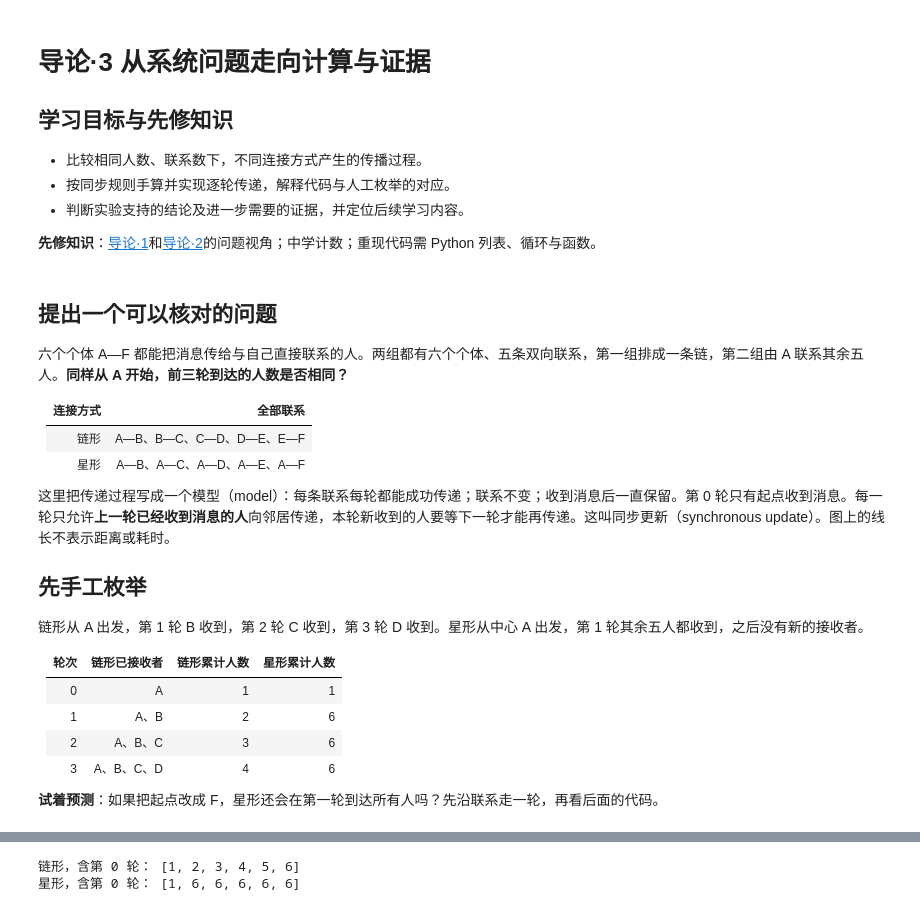
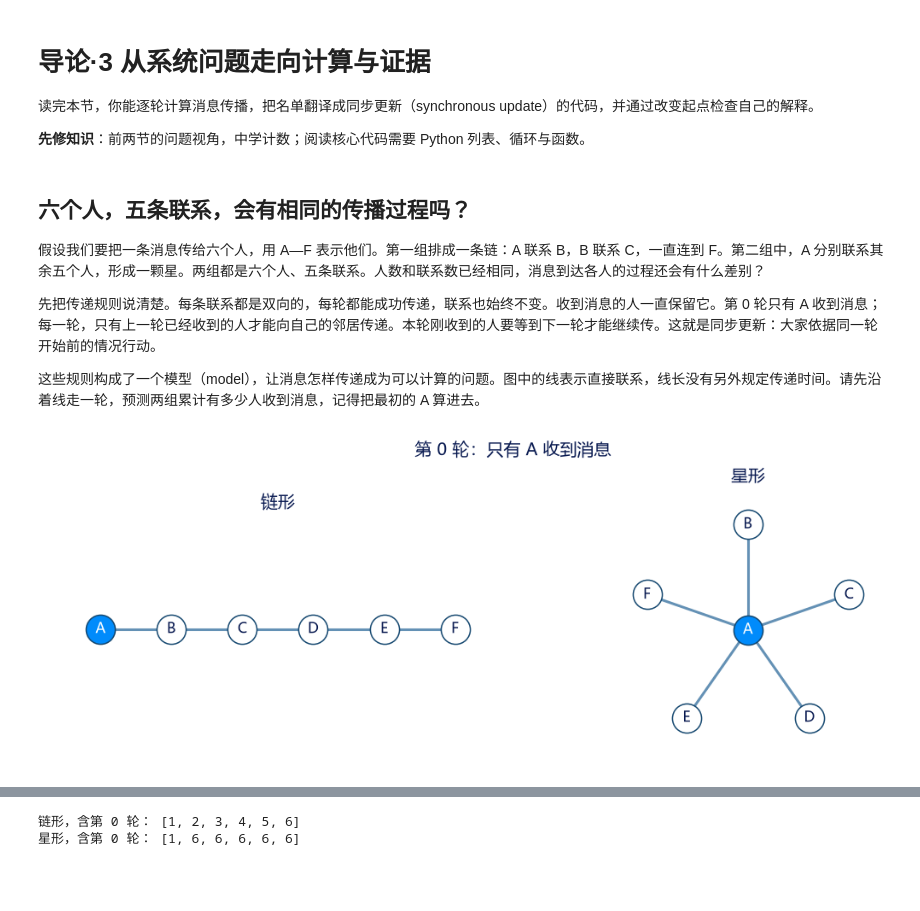
Before and after one commit to xuxu-wei/dive-2-systems-science, a Jupyter notebook: notebooks/00-导论/03-从系统问题走向计算与证据.ipynb, the cells around one changed output, grey strips where cells are left out. Cells and saved outputs as stored; diff of their text form; code cells hidden in the pictures; blank space fills up the shorter version.

```diff
--- a/notebooks/00-导论/03-从系统问题走向计算与证据.ipynb
+++ b/notebooks/00-导论/03-从系统问题走向计算与证据.ipynb
@@ -1,37 +1,50 @@
 # %% [markdown]
 # 导论·3 从系统问题走向计算与证据
 
-## 学习目标与先修知识
+读完本节，你能逐轮计算消息传播，把名单翻译成同步更新（synchronous update）的代码，并通过改变起点检查自己的解释。
 
-- 比较相同人数、联系数下，不同连接方式产生的传播过程。
-- 按同步规则手算并实现逐轮传递，解释代码与人工枚举的对应。
-- 判断实验支持的结论及进一步需要的证据，并定位后续学习内容。
-
-**先修知识**：[导论·1](01-从生命现象认识系统.ipynb)和[导论·2](02-系统科学关心什么如何发展.ipynb)的问题视角；中学计数；重现代码需 Python 列表、循环与函数。
+**先修知识**：前两节的问题视角，中学计数；阅读核心代码需要 Python 列表、循环与函数。
 # %%
 from systems_science.local_service import notebook_service_ready
 notebook_service_ready()
 # %% [markdown]
-## 提出一个可以核对的问题
+## 六个人，五条联系，会有相同的传播过程吗？
 
-六个个体 A—F 都能把消息传给与自己直接联系的人。两组都有六个个体、五条双向联系，第一组排成一条链，第二组由 A 联系其余五人。**同样从 A 开始，前三轮到达的人数是否相同？**
+假设我们要把一条消息传给六个人，用 A—F 表示他们。第一组排成一条链：A 联系 B，B 联系 C，一直连到 F。第二组中，A 分别联系其余五个人，形成一颗星。两组都是六个人、五条联系。人数和联系数已经相同，消息到达各人的过程还会有什么差别？
 
-| 连接方式 | 全部联系 |
-|---|---|
-| 链形 | A—B、B—C、C—D、D—E、E—F |
-| 星形 | A—B、A—C、A—D、A—E、A—F |
+先把传递规则说清楚。每条联系都是双向的，每轮都能成功传递，联系也始终不变。收到消息的人一直保留它。第 0 轮只有 A 收到消息；每一轮，只有上一轮已经收到的人才能向自己的邻居传递。本轮刚收到的人要等到下一轮才能继续传。这就是同步更新：大家依据同一轮开始前的情况行动。
 
-这里把传递过程写成一个模型（model）：每条联系每轮都能成功传递；联系不变；收到消息后一直保留。第 0 轮只有起点收到消息。每一轮只允许**上一轮已经收到消息的人**向邻居传递，本轮新收到的人要等下一轮才能再传递。这叫同步更新（synchronous update）。图上的线长不表示距离或耗时。
-
-## 先手工枚举
-
-链形从 A 出发，第 1 轮 B 收到，第 2 轮 C 收到，第 3 轮 D 收到。星形从中心 A 出发，第 1 轮其余五人都收到，之后没有新的接收者。
-
-| 轮次 | 链形已接收者 | 链形累计人数 | 星形累计人数 |
-|---|---|---|---|
-| 0 | A | 1 | 1 |
-| 1 | A、B | 2 | 6 |
-| 2 | A、B、C | 3 | 6 |
-| 3 | A、B、C、D | 4 | 6 |
-
-**试着预测**：如果把起点改成 F，星形还会在第一轮到达所有人吗？先沿联系走一轮，再看后面的代码。
+这些规则构成了一个模型（model），让消息怎样传递成为可以计算的问题。图中的线表示直接联系，线长没有另外规定传递时间。请先沿着线走一轮，预测两组累计有多少人收到消息，记得把最初的 A 算进去。
+# %%
+import matplotlib.pyplot as plt
+from systems_science import plot_style
+
+plot_style()
+plt.rcParams['font.sans-serif'] = ['Microsoft YaHei', 'SimHei', 'Noto Sans CJK SC', 'DejaVu Sans']
+plt.rcParams['axes.unicode_minus'] = False
+
+chain = [(0, 1), (1, 2), (2, 3), (3, 4), (4, 5)]
+star = [(0, 1), (0, 2), (0, 3), (0, 4), (0, 5)]
+chain_positions = [(i, 0) for i in range(6)]
+star_positions = [(0, 0), (0, 1.2), (1.15, 0.4), (0.7, -1),
+                  (-0.7, -1), (-1.15, 0.4)]
+
+fig, axes = plt.subplots(1, 2, figsize=(10, 3.5))
+for ax, edges, positions, title in zip(
+        axes, [chain, star], [chain_positions, star_positions], ['链形', '星形']):
+    for left, right in edges:
+        ax.plot([positions[left][0], positions[right][0]],
+                [positions[left][1], positions[right][1]], color='#6491b5', zorder=1)
+    for i, (x, y) in enumerate(positions):
+        ax.scatter(x, y, s=500, color='#008bfb' if i == 0 else 'white',
+                   edgecolor='#14476f', zorder=2)
+        ax.text(x, y, chr(65+i), ha='center', va='center',
+                color='white' if i == 0 else '#081950', zorder=3)
+    ax.set(title=title, aspect='equal')
+    ax.margins(x=0.15, y=0.35)
+    ax.set_ylim(-1.5, 1.6)  # 两图保留足够纵向空间，节点不会被坐标框裁切。
+    ax.axis('off')
+fig.suptitle('第 0 轮：只有 A 收到消息', fontsize=13)
+plt.show()
+# %% [output]
+[figure, new version]
```
Also changed, not shown: parts of 10 cells of this notebook, 28 other files.
